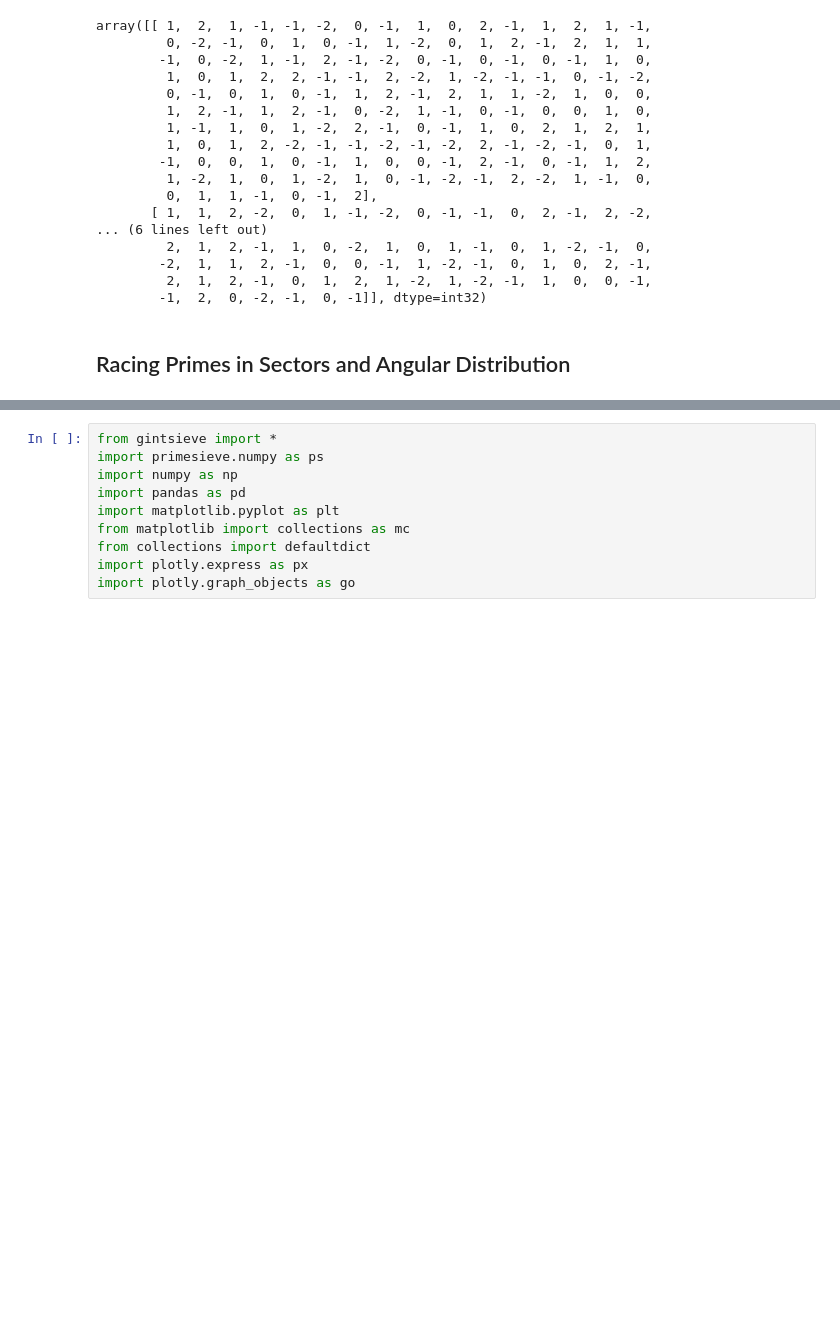
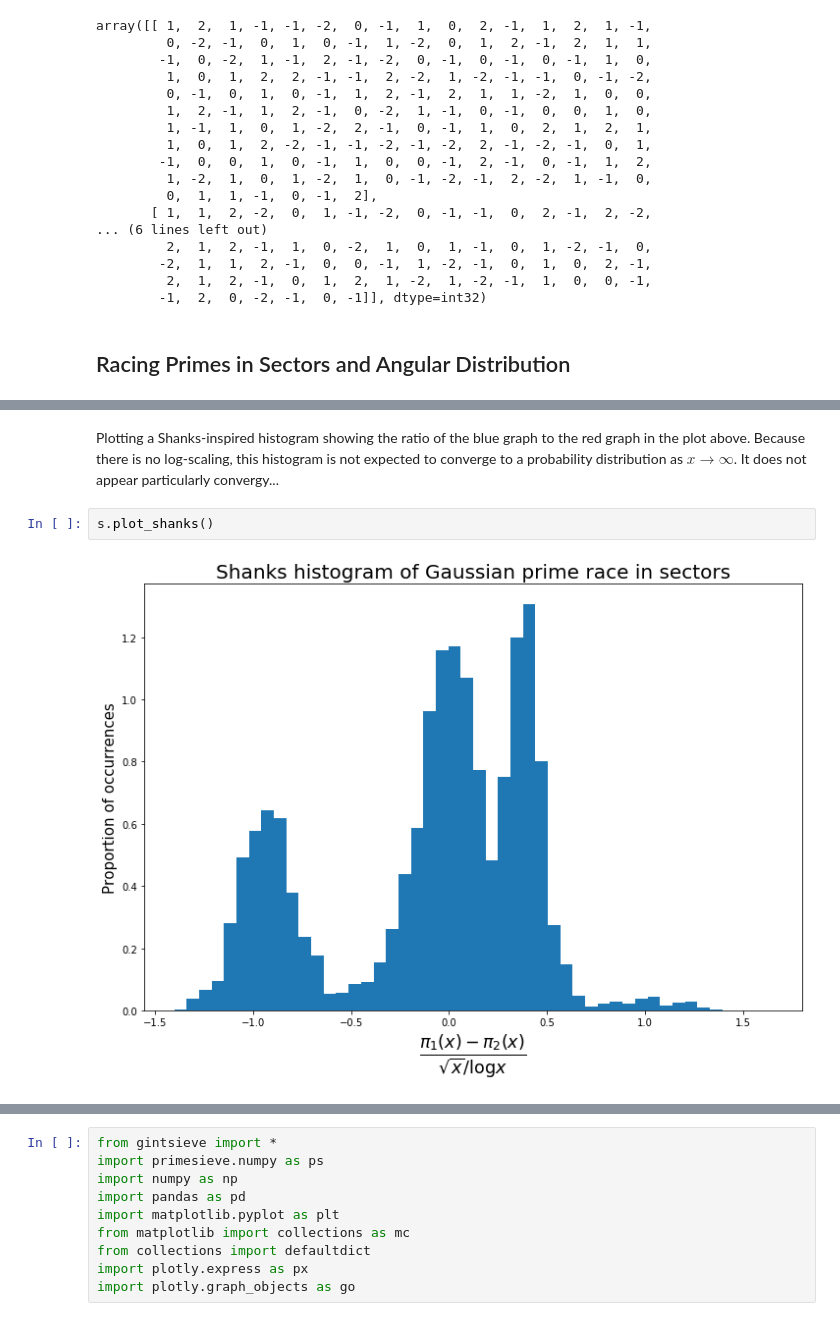
Before and after one commit to zebengberg/gaussian-integer-sieve, a Jupyter notebook: python/examples.ipynb, the cells around one changed output, grey strips where cells are left out. Drawn from its saved outputs; the diff is of its cells as text; blank space fills up the shorter version.

```diff
--- a/python/examples.ipynb
+++ b/python/examples.ipynb
@@ -122,0 +139,6 @@ for k in range(20):
+# %% [markdown]
+Plotting a Shanks-inspired histogram showing the ratio of the blue graph to the red graph in the plot above. Because there is no log-scaling, this histogram is not expected to converge to a probability distribution as $x\to\infty$. It does not appear particularly convergy...
+# %%
+s.plot_shanks()
+# %% [output]
+[figure, added]
```
Also changed, not shown: parts of 21 cells of this notebook, 1 other file.
